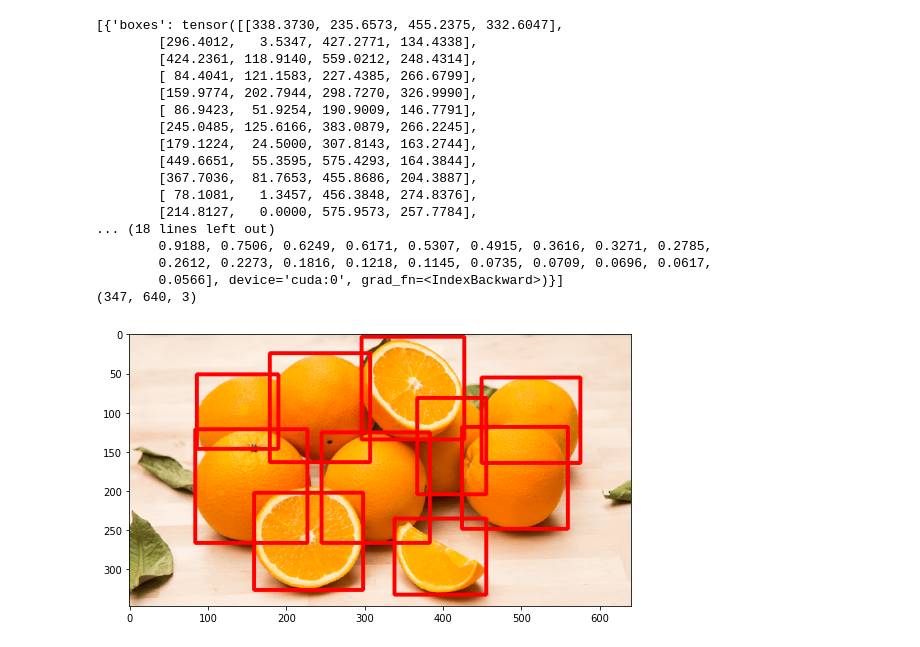
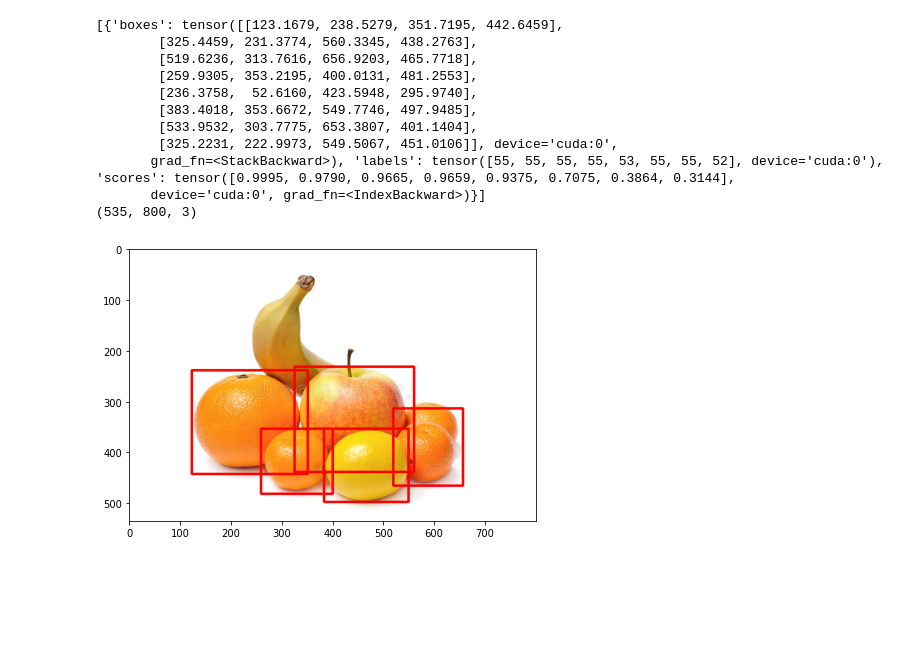
Before and after one commit to AndrewPopkov/detectionFruct, a Jupyter notebook: model/detection_fruits.ipynb, the cells around one changed output. Saved outputs shown, nothing was run; the diff lists cells and outputs as text; code cells hidden in the pictures; blank space fills up the shorter version.

```diff
--- a/model/detection_fruits.ipynb
+++ b/model/detection_fruits.ipynb
@@ -309,51 +383,45 @@ AttributeError: ignored
 def plot_preds(numpy_img, preds):
   boxes = preds['boxes'].cpu().detach().numpy()
   for box in boxes:
     numpy_img = cv2.rectangle(
         numpy_img,
         (box[0],box[1]),
         (box[2],box[3]),
         255,
         3
     )
   return numpy_img.get()
 
-model = model.eval().cuda()
-img_numpy = cv2.imread('/content/drive/My Drive/fruits/train_zip/train/orange_1.jpg')[:,:,::-1]
+model = net.eval().cuda()
+img_numpy = cv2.imread('/content/drive/My Drive/fruits/test_zip/test/mixed_21.jpg')[:,:,::-1]
 img = torch.from_numpy(img_numpy.astype('float32')).permute(2,0,1)
 img = img / 255.
 # print(img.shape)
 
 predictions = model(img[None,...].cuda())
 print(predictions)
 # 55 orange
 # 53 apple
 # 52 banana
-CONF_THRESH = 0.8
+CONF_THRESH = 0.4
 boxes = predictions[0]['boxes'][(predictions[0]['scores'] > CONF_THRESH) & (predictions[0]['labels'] == 55) ]
 boxes_dict = {}
 boxes_dict['boxes'] = boxes
 
 img_with_boxes = plot_preds(img_numpy, boxes_dict)
 print(img_with_boxes.shape)
 fig = plt.figure(figsize=(10,5))
 plt.imshow(img_with_boxes.astype('uint'));
 # %% [output]
-[{'boxes': tensor([[338.3730, 235.6573, 455.2375, 332.6047],
-        [296.4012,   3.5347, 427.2771, 134.4338],
-        [424.2361, 118.9140, 559.0212, 248.4314],
-        [ 84.4041, 121.1583, 227.4385, 266.6799],
-        [159.9774, 202.7944, 298.7270, 326.9990],
-        [ 86.9423,  51.9254, 190.9009, 146.7791],
-        [245.0485, 125.6166, 383.0879, 266.2245],
-        [179.1224,  24.5000, 307.8143, 163.2744],
-        [449.6651,  55.3595, 575.4293, 164.3844],
-        [367.7036,  81.7653, 455.8686, 204.3887],
-        [ 78.1081,   1.3457, 456.3848, 274.8376],
-        [214.8127,   0.0000, 575.9573, 257.7784],
-... (18 lines left out)
-        0.9188, 0.7506, 0.6249, 0.6171, 0.5307, 0.4915, 0.3616, 0.3271, 0.2785,
-        0.2612, 0.2273, 0.1816, 0.1218, 0.1145, 0.0735, 0.0709, 0.0696, 0.0617,
-        0.0566], device='cuda:0', grad_fn=<IndexBackward>)}]
-(347, 640, 3)
+[{'boxes': tensor([[123.1679, 238.5279, 351.7195, 442.6459],
+        [325.4459, 231.3774, 560.3345, 438.2763],
+        [519.6236, 313.7616, 656.9203, 465.7718],
+        [259.9305, 353.2195, 400.0131, 481.2553],
+        [236.3758,  52.6160, 423.5948, 295.9740],
+        [383.4018, 353.6672, 549.7746, 497.9485],
+        [533.9532, 303.7775, 653.3807, 401.1404],
+        [325.2231, 222.9973, 549.5067, 451.0106]], device='cuda:0',
+       grad_fn=<StackBackward>), 'labels': tensor([55, 55, 55, 55, 53, 55, 55, 52], device='cuda:0'), 'scores': tensor([0.9995, 0.9790, 0.9665, 0.9659, 0.9375, 0.7075, 0.3864, 0.3144],
+       device='cuda:0', grad_fn=<IndexBackward>)}]
+(535, 800, 3)
-[figure, old version]
+[figure, new version]
```
Also changed, not shown: parts of 3 cells of this notebook, 10 other files.
